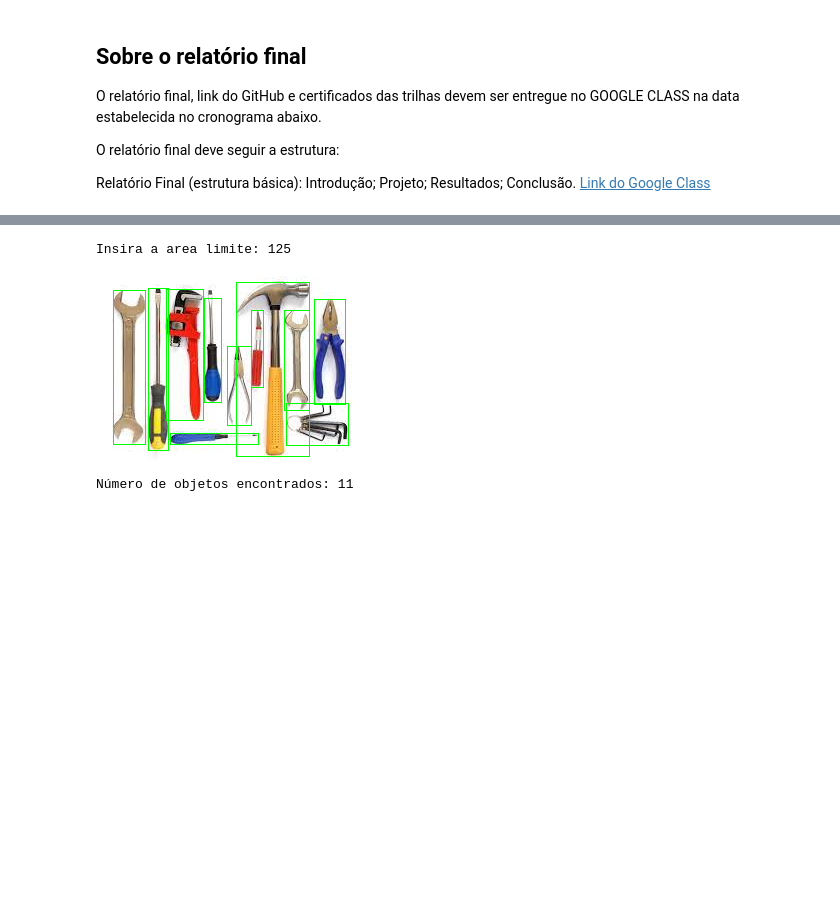
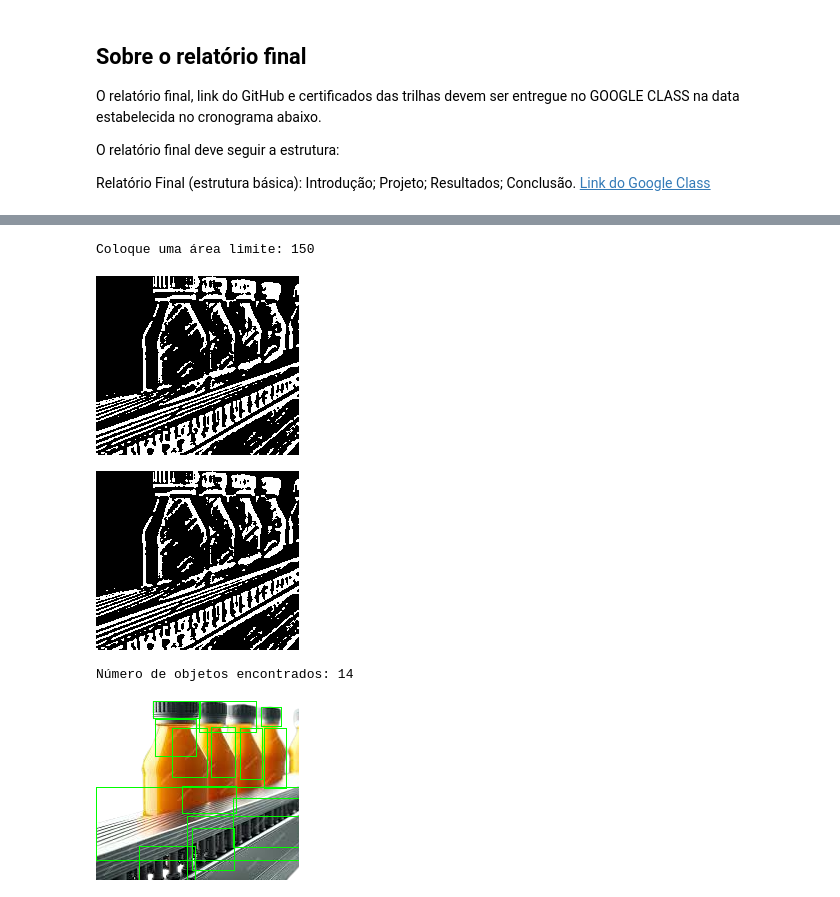
Before and after one commit to ElanDeyan/a3-cg-rv, a Jupyter notebook: A3_CG_E_RV.ipynb, the cells around one changed output, grey strips where cells are left out. Saved outputs shown, nothing was run; the diff lists cells and outputs as text; code cells hidden in the pictures; blank space fills up the shorter version.

Commit message:
Pequenas mudanças e usando apenas cód. com adaptiveThreshold

```diff
--- a/A3_CG_E_RV.ipynb
+++ b/A3_CG_E_RV.ipynb
@@ -102,44 +95,52 @@ cv2_imshow(original_image)
 gray_image = cv2.cvtColor(original_image, cv2.COLOR_BGR2GRAY)
 
 # Aplicar um desfoque para ajudar na detecção de contornos
-blurred_image = cv2.GaussianBlur(gray_image, (5, 5), 0)
+blurred_image = cv2.GaussianBlur(gray_image, (5, 5), 1)
 # %%
 # Filtra contornos
-AREA_LIMIT = int(input("Insira a area limite: "))
+Altura, Largura, _ = original_image.shape
+AREA_LIMIT = int(input("Coloque uma área limite: "))
 # %% [output]
-Insira a area limite: 125
+Coloque uma área limite: 150
 # %%
 # Adaptive threshold
 
 threshold = cv2.adaptiveThreshold(blurred_image, 255, cv2.ADAPTIVE_THRESH_GAUSSIAN_C,
-                                  cv2.THRESH_BINARY_INV, 11, 2)
+                                  cv2.THRESH_BINARY_INV, 11, 3)
 
-kernel = np.ones((3, 3), np.uint8)
+cv2_imshow(threshold)
+
+kernel = np.ones((1, 1), np.uint8)
+
 closed = cv2.morphologyEx(threshold, cv2.MORPH_CLOSE, kernel)
+
+cv2_imshow(closed)
 
 # Encontrar contornos na imagem com tamanho mínimo ajustado
 contours, _ = cv2.findContours(closed.copy(), cv2.RETR_EXTERNAL, cv2.CHAIN_APPROX_SIMPLE)
 
 # Filtra contornos que tenham uma area maior que AREA_LIMIT
-filtered_contours = [cnt for cnt in contours if cv2.contourArea(cnt) > AREA_LIMIT]
+filtered_contours = [cnt for cnt in contours if cv2.contourArea(cnt) > AREA_LIMIT and cv2.contourArea(cnt) < (Altura * Largura)]
 
 # Criar uma cópia da imagem original para desenhar os contornos
 marked_image = original_image.copy()
 
 for contour in filtered_contours:
   # Obter um retângulo delimitador ao redor do contorno
   x, y, w, h = cv2.boundingRect(contour)
 
   # Desenhar um retângulo ao redor do objeto
   cv2.rectangle(marked_image, (x, y), (x + w, y + h), (0, 255, 0), 1)
 
 object_count = len(filtered_contours)
 
+print(f'Número de objetos encontrados: {object_count}')
 cv2_imshow(marked_image)
-print(f'Número de objetos encontrados: {object_count}')
 # %% [output]
-[figure, old version]
+[figure, new version]
+[figure, added]
-Número de objetos encontrados: 11
+Número de objetos encontrados: 14
+[figure, added]
 # %%
 f"Objetos encontrados com Adaptive threshold: {object_count}"
 # %% [output]
```
Also changed, not shown: parts of 14 cells of this notebook.
